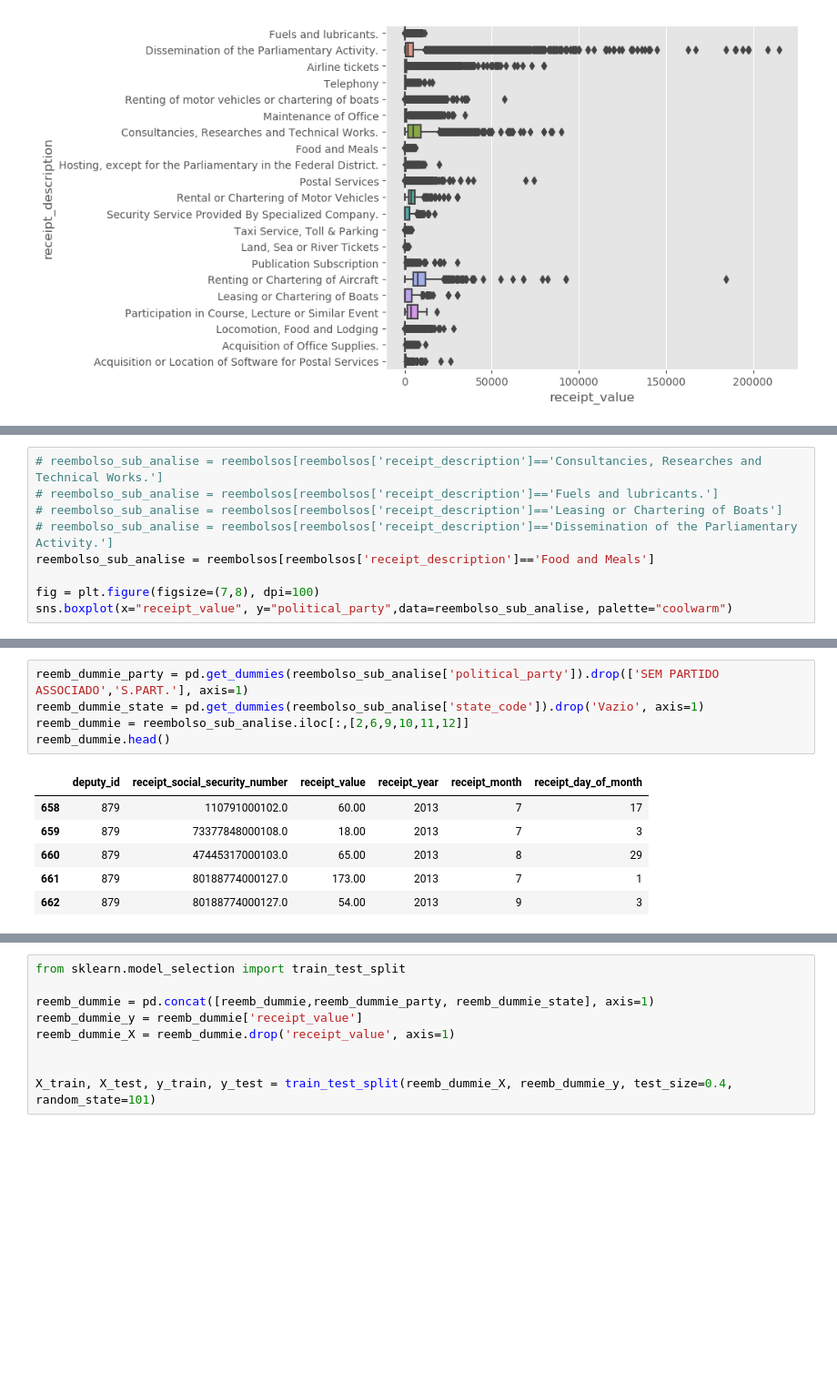
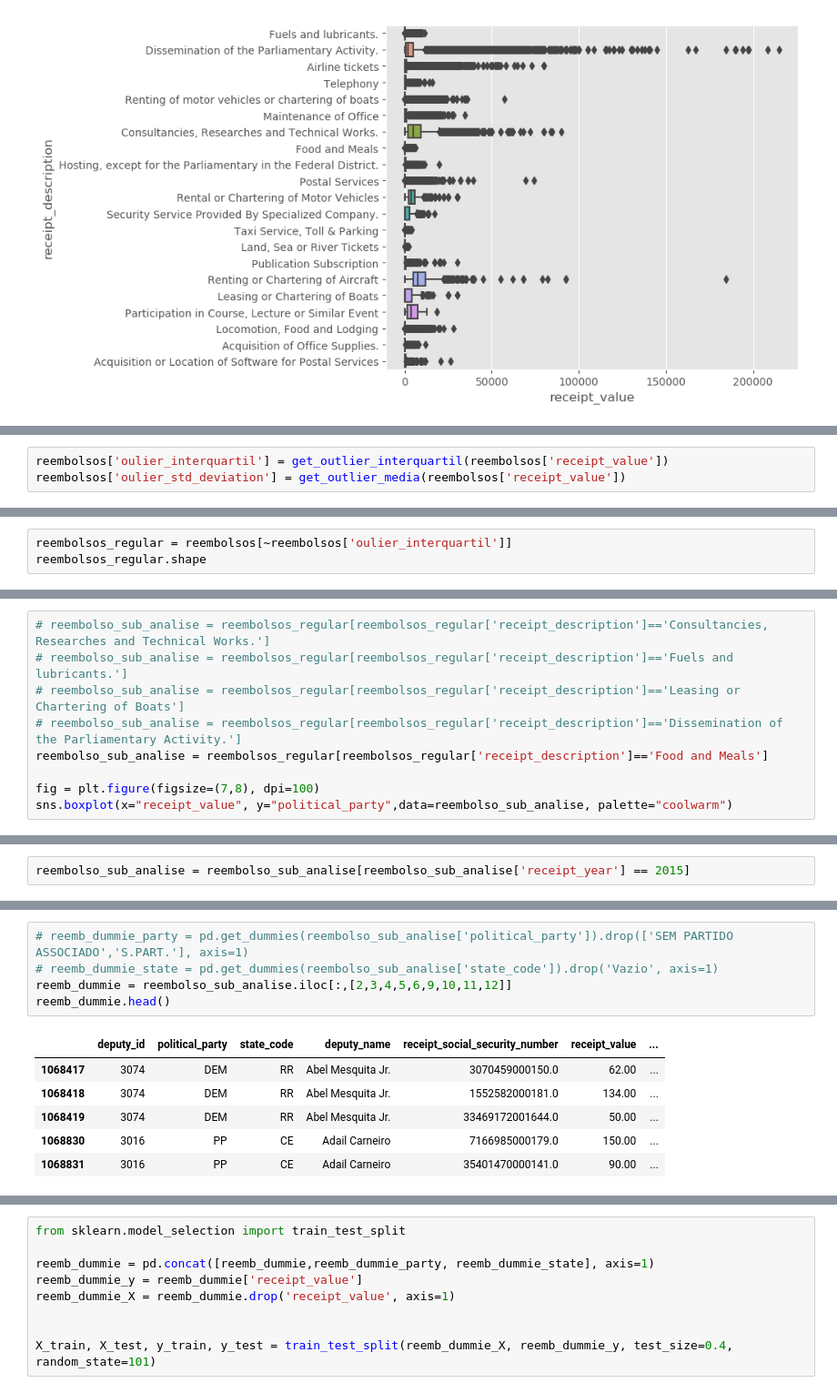
Before and after one commit to mavgarcia/data_analysis, a Jupyter notebook: deputies_reimbursements.ipynb, the cells around one changed output, grey strips where cells are left out. Shown at 91% size. Saved outputs shown, nothing was run; the diff lists cells and outputs as text; blank space fills up the shorter version.

```diff
--- a/deputies_reimbursements.ipynb
+++ b/deputies_reimbursements.ipynb
@@ -117,2 +146,5 @@ reembolsos.shape
+# %%
+reembolsos['oulier_interquartil'] = get_outlier_interquartil(reembolsos['receipt_value'])
+reembolsos['oulier_std_deviation'] = get_outlier_media(reembolsos['receipt_value'])
 # %%
 fig = plt.figure(figsize=(7,6), dpi=100)
@@ -140,0 +161,3 @@ array(['Fuels and lubricants.', 'Airline tickets', 'Telephony',
+# %%
+reembolsos_regular = reembolsos[~reembolsos['oulier_interquartil']]
+reembolsos_regular.shape
@@ -141,9 +166,9 @@ array(['Fuels and lubricants.', 'Airline tickets', 'Telephony',
 # %%
-# reembolso_sub_analise = reembolsos[reembolsos['receipt_description']=='Consultancies, Researches and Technical Works.']
-# reembolso_sub_analise = reembolsos[reembolsos['receipt_description']=='Fuels and lubricants.']
-# reembolso_sub_analise = reembolsos[reembolsos['receipt_description']=='Leasing or Chartering of Boats']
-# reembolso_sub_analise = reembolsos[reembolsos['receipt_description']=='Dissemination of the Parliamentary Activity.']
-reembolso_sub_analise = reembolsos[reembolsos['receipt_description']=='Food and Meals']
+# reembolso_sub_analise = reembolsos_regular[reembolsos_regular['receipt_description']=='Consultancies, Researches and Technical Works.']
+# reembolso_sub_analise = reembolsos_regular[reembolsos_regular['receipt_description']=='Fuels and lubricants.']
+# reembolso_sub_analise = reembolsos_regular[reembolsos_regular['receipt_description']=='Leasing or Chartering of Boats']
+# reembolso_sub_analise = reembolsos_regular[reembolsos_regular['receipt_description']=='Dissemination of the Parliamentary Activity.']
+reembolso_sub_analise = reembolsos_regular[reembolsos_regular['receipt_description']=='Food and Meals']
 
 fig = plt.figure(figsize=(7,8), dpi=100)
 sns.boxplot(x="receipt_value", y="political_party",data=reembolso_sub_analise, palette="coolwarm")
@@ -162,3 +178,5 @@ reembolso_sub_analise.head()
+# %%
+reembolso_sub_analise = reembolso_sub_analise[reembolso_sub_analise['receipt_year'] == 2015]
 # %%
 len(reembolso_sub_analise['receipt_social_security_number'].unique())
 # %% [output]
@@ -166,12 +184,12 @@ len(reembolso_sub_analise['receipt_social_security_number'].unique())
 # %%
-reemb_dummie_party = pd.get_dummies(reembolso_sub_analise['political_party']).drop(['SEM PARTIDO ASSOCIADO','S.PART.'], axis=1)
-reemb_dummie_state = pd.get_dummies(reembolso_sub_analise['state_code']).drop('Vazio', axis=1)
-reemb_dummie = reembolso_sub_analise.iloc[:,[2,6,9,10,11,12]]
+# reemb_dummie_party = pd.get_dummies(reembolso_sub_analise['political_party']).drop(['SEM PARTIDO ASSOCIADO','S.PART.'], axis=1)
+# reemb_dummie_state = pd.get_dummies(reembolso_sub_analise['state_code']).drop('Vazio', axis=1)
+reemb_dummie = reembolso_sub_analise.iloc[:,[2,3,4,5,6,9,10,11,12]]
 reemb_dummie.head()
 # %% [output]
-|  | deputy_id | receipt_social_security_number | receipt_value | receipt_year | receipt_month | receipt_day_of_month |
-| 658 | 879 | 110791000102.0 | 60.00 | 2013 | 7 | 17 |
-| 659 | 879 | 73377848000108.0 | 18.00 | 2013 | 7 | 3 |
-| 660 | 879 | 47445317000103.0 | 65.00 | 2013 | 8 | 29 |
-| 661 | 879 | 80188774000127.0 | 173.00 | 2013 | 7 | 1 |
-| 662 | 879 | 80188774000127.0 | 54.00 | 2013 | 9 | 3 |
+|  | deputy_id | political_party | state_code | deputy_name | receipt_social_security_number | receipt_value | ... |
+| 1068417 | 3074 | DEM | RR | Abel Mesquita Jr. | 3070459000150.0 | 62.00 | ... |
+| 1068418 | 3074 | DEM | RR | Abel Mesquita Jr. | 1552582000181.0 | 134.00 | ... |
+| 1068419 | 3074 | DEM | RR | Abel Mesquita Jr. | 33469172001644.0 | 50.00 | ... |
+| 1068830 | 3016 | PP | CE | Adail Carneiro | 7166985000179.0 | 150.00 | ... |
+| 1068831 | 3016 | PP | CE | Adail Carneiro | 35401470000141.0 | 90.00 | ... |
```
Also changed, not shown: parts of 15 cells of this notebook.
